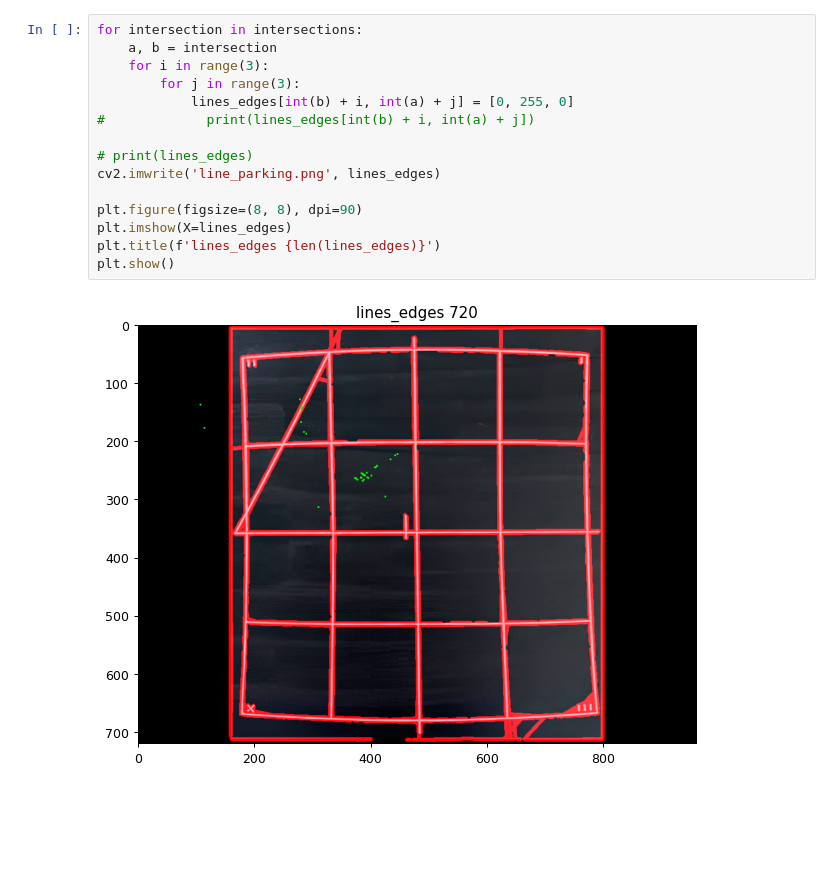
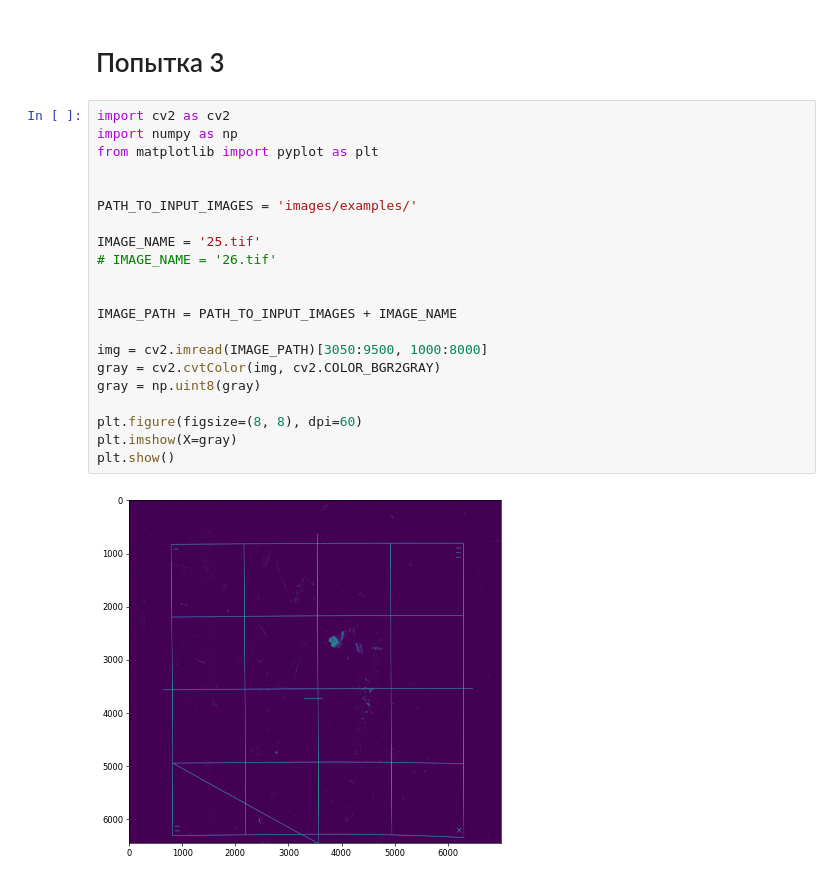
Before and after one commit to trteo/crosses_center_detector, a Jupyter notebook: First_try.ipynb, the cells around one changed output. Drawn from its saved outputs; the diff is of its cells as text; blank space fills up the shorter version.

```diff
--- a/First_try.ipynb
+++ b/First_try.ipynb
@@ -163,17 +1,25 @@ plt.show()
-# %%
-for intersection in intersections:
-    a, b = intersection
-    for i in range(3):
-        for j in range(3):
-            lines_edges[int(b) + i, int(a) + j] = [0, 255, 0]
-#             print(lines_edges[int(b) + i, int(a) + j])
-
-# print(lines_edges)
-cv2.imwrite('line_parking.png', lines_edges)
-
-plt.figure(figsize=(8, 8), dpi=90)
-plt.imshow(X=lines_edges)
-plt.title(f'lines_edges {len(lines_edges)}')
-plt.show()
-# %% [output]
-[figure, removed]
+# %% [markdown]
+# Попытка 3
+# %%
+import cv2 as cv2
+import numpy as np
+from matplotlib import pyplot as plt
+
+
+PATH_TO_INPUT_IMAGES = 'images/examples/'
+
+IMAGE_NAME = '25.tif'
+# IMAGE_NAME = '26.tif'
+
+
+IMAGE_PATH = PATH_TO_INPUT_IMAGES + IMAGE_NAME
+
+img = cv2.imread(IMAGE_PATH)[3050:9500, 1000:8000]
+gray = cv2.cvtColor(img, cv2.COLOR_BGR2GRAY)
+gray = np.uint8(gray)
+
+plt.figure(figsize=(8, 8), dpi=60)
+plt.imshow(X=gray)
+plt.show()
+# %% [output]
+[figure, added]
```
Also changed, not shown: parts of 59 cells of this notebook.
